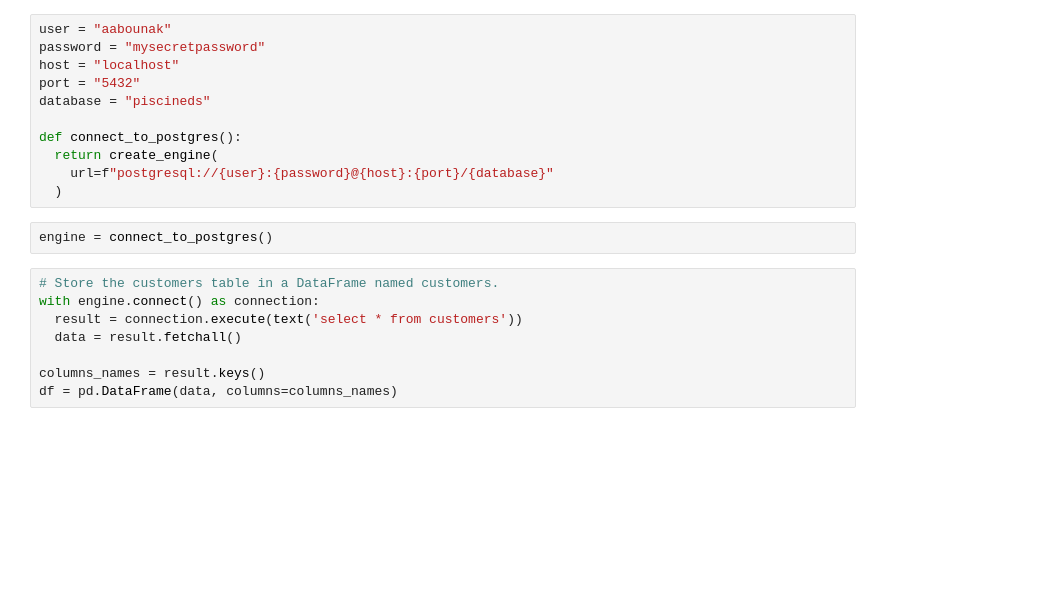
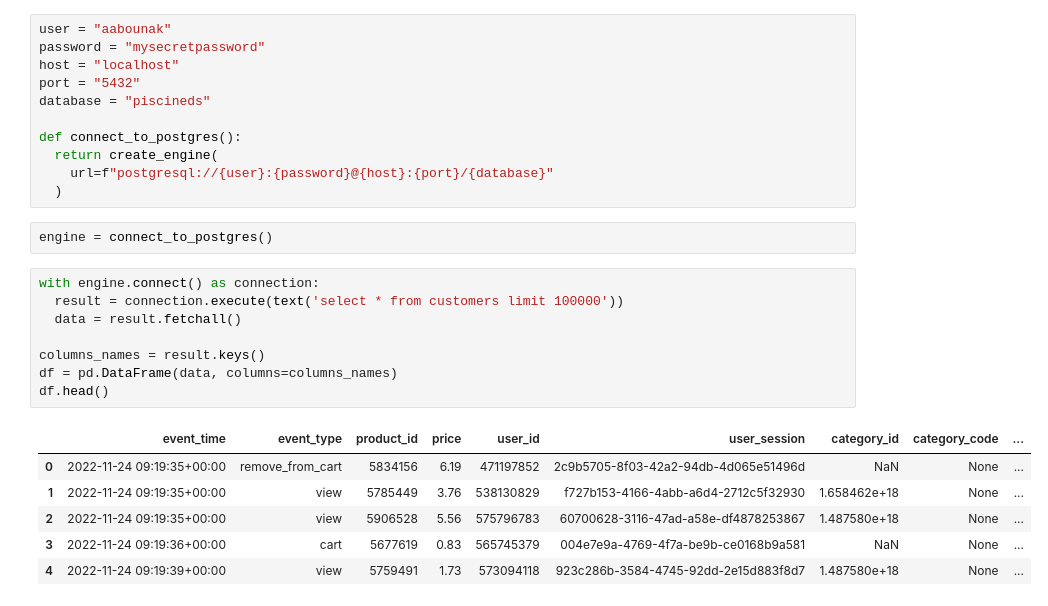
Before and after one commit to ayoubabounakif/data-science-modules, a Jupyter notebook: module_02/ex00/pie.ipynb, the cells around one changed output. Cells and saved outputs as stored; diff of their text form; blank space fills up the shorter version.

```diff
--- a/module_02/ex00/pie.ipynb
+++ b/module_02/ex00/pie.ipynb
@@ -16,10 +19,17 @@ def connect_to_postgres():
 # %%
 engine = connect_to_postgres()
 # %%
-# Store the customers table in a DataFrame named customers.
 with engine.connect() as connection:
-  result = connection.execute(text('select * from customers'))
+  result = connection.execute(text('select * from customers limit 100000'))
   data = result.fetchall()
 
 columns_names = result.keys()
 df = pd.DataFrame(data, columns=columns_names)
+df.head()
+# %% [output]
+|  | event_time | event_type | product_id | price | user_id | user_session | category_id | category_code | ... |
+| 0 | 2022-11-24 09:19:35+00:00 | remove_from_cart | 5834156 | 6.19 | 471197852 | 2c9b5705-8f03-42a2-94db-4d065e51496d | NaN | None | ... |
+| 1 | 2022-11-24 09:19:35+00:00 | view | 5785449 | 3.76 | 538130829 | f727b153-4166-4abb-a6d4-2712c5f32930 | 1.658462e+18 | None | ... |
+| 2 | 2022-11-24 09:19:35+00:00 | view | 5906528 | 5.56 | 575796783 | 60700628-3116-47ad-a58e-df4878253867 | 1.487580e+18 | None | ... |
+| 3 | 2022-11-24 09:19:36+00:00 | cart | 5677619 | 0.83 | 565745379 | 004e7e9a-4769-4f7a-be9b-ce0168b9a581 | NaN | None | ... |
+| 4 | 2022-11-24 09:19:39+00:00 | view | 5759491 | 1.73 | 573094118 | 923c286b-3584-4745-92dd-2e15d883f8d7 | 1.487580e+18 | None | ... |
```
Also changed, not shown: parts of 6 cells of this notebook.
